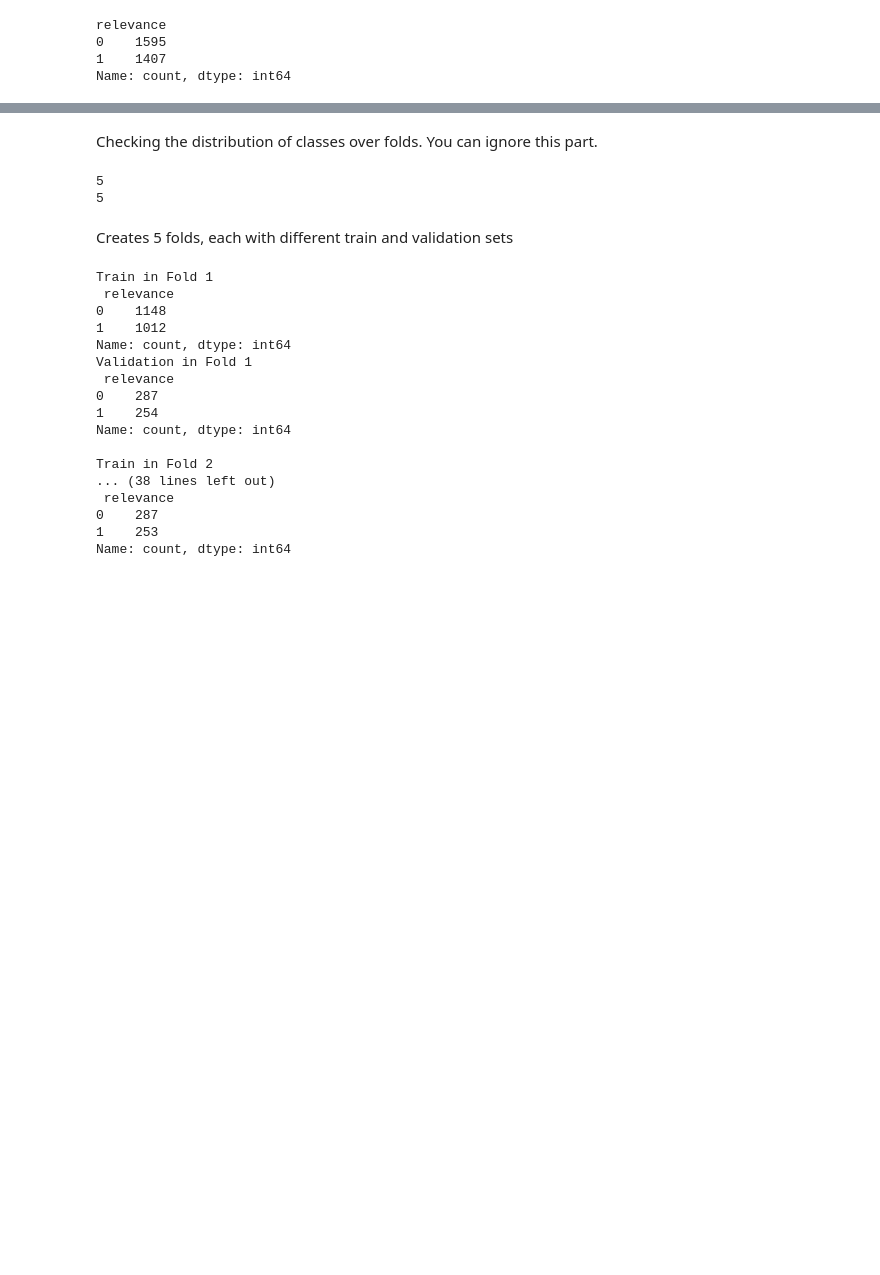
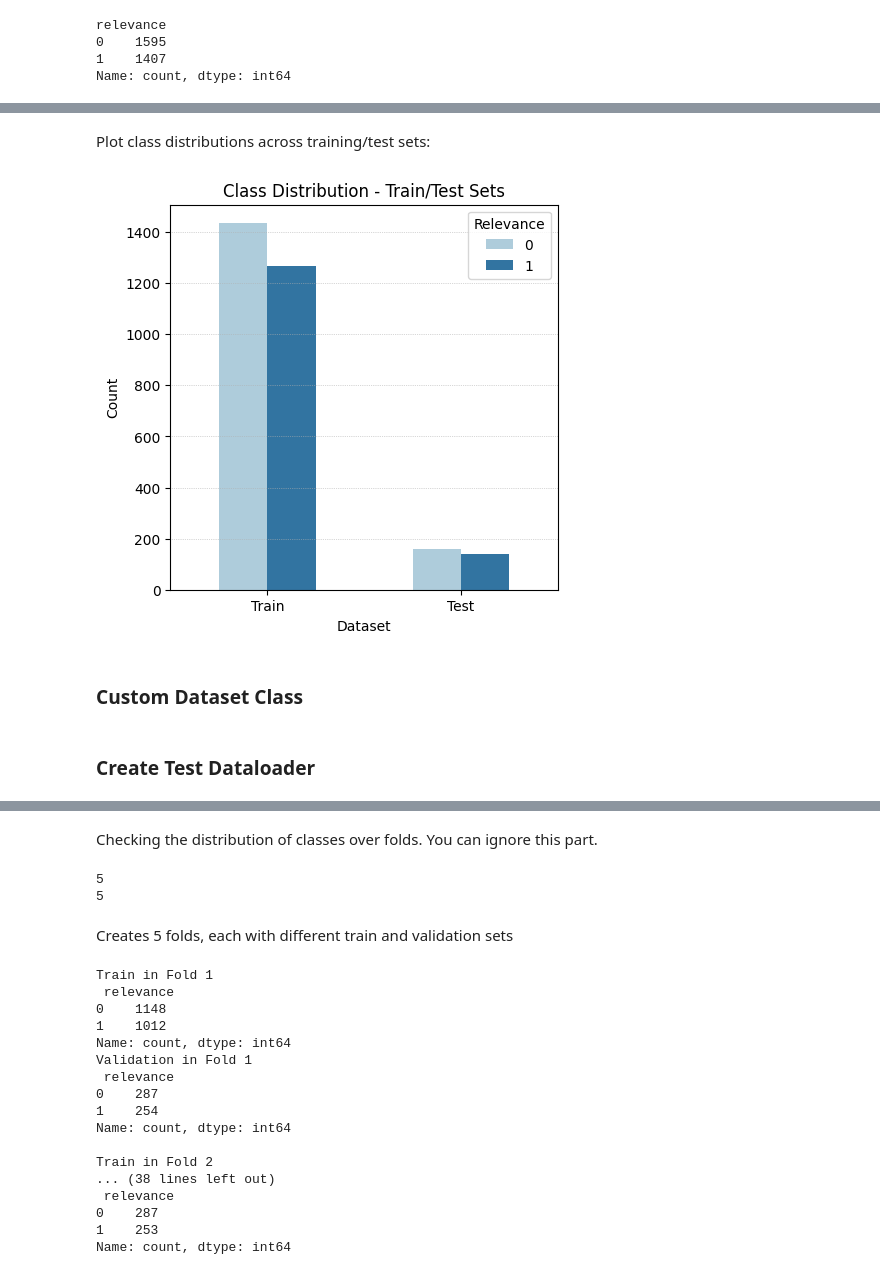
Before and after one commit to belindalombard/BertMLProject, a Jupyter notebook: Relevance_Model.ipynb, the cells around one changed output, grey strips where cells are left out. Saved outputs shown, nothing was run; the diff lists cells and outputs as text; code cells hidden in the pictures; blank space fills up the shorter version.

```diff
--- a/Relevance_Model.ipynb
+++ b/Relevance_Model.ipynb
@@ -158,0 +275,21 @@ Name: count, dtype: int64
+# %% [markdown]
+Plot class distributions across training/test sets:
+# %%
+df_train['DATASET'] = 'Train'
+df_test['DATASET'] = 'Test'
+
+# Combine the two DataFrames
+df_combined = pd.concat([df_train, df_test])
+
+# Plot class distributions in a single plot
+plt.figure(figsize=(5, 5))
+sns.countplot(x='DATASET', hue=RELEVANCE, data=df_combined, palette="Paired", width=0.5)
+plt.title('Class Distribution - Train/Test Sets')
+plt.xlabel('Dataset')
+plt.ylabel('Count')
+plt.legend(title='Relevance')
+plt.grid(True,axis='y', linestyle=':', linewidth=0.5)
+# %% [output]
+[figure, added]
+# %% [markdown]
+### Custom Dataset Class
@@ -158,0 +337,2 @@ Name: count, dtype: int64
+# %% [markdown]
+### Create Test Dataloader
```
Also changed, not shown: parts of 82 cells of this notebook.
